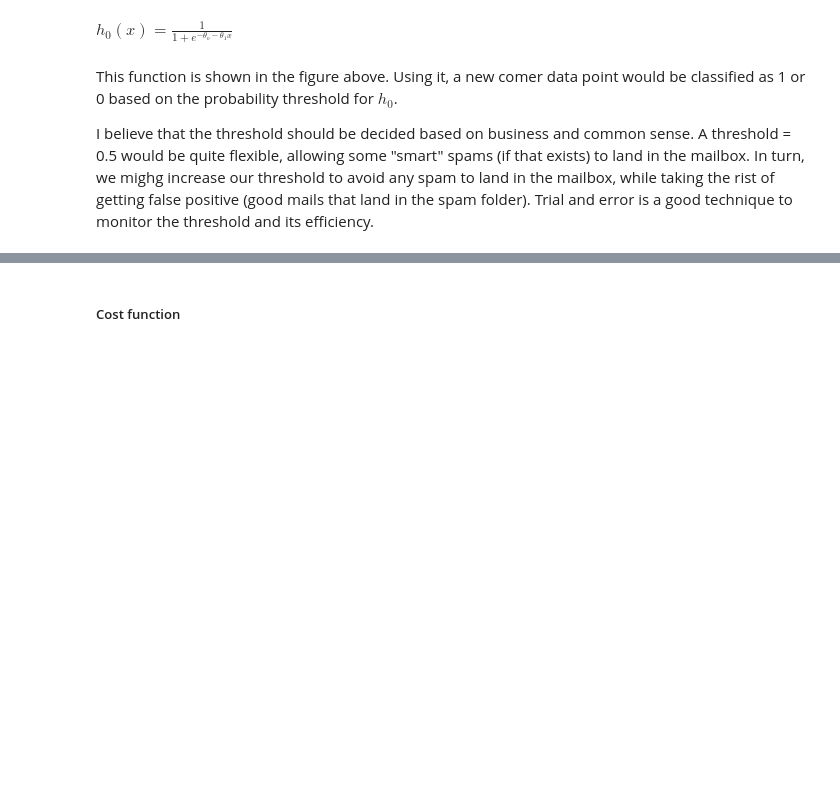
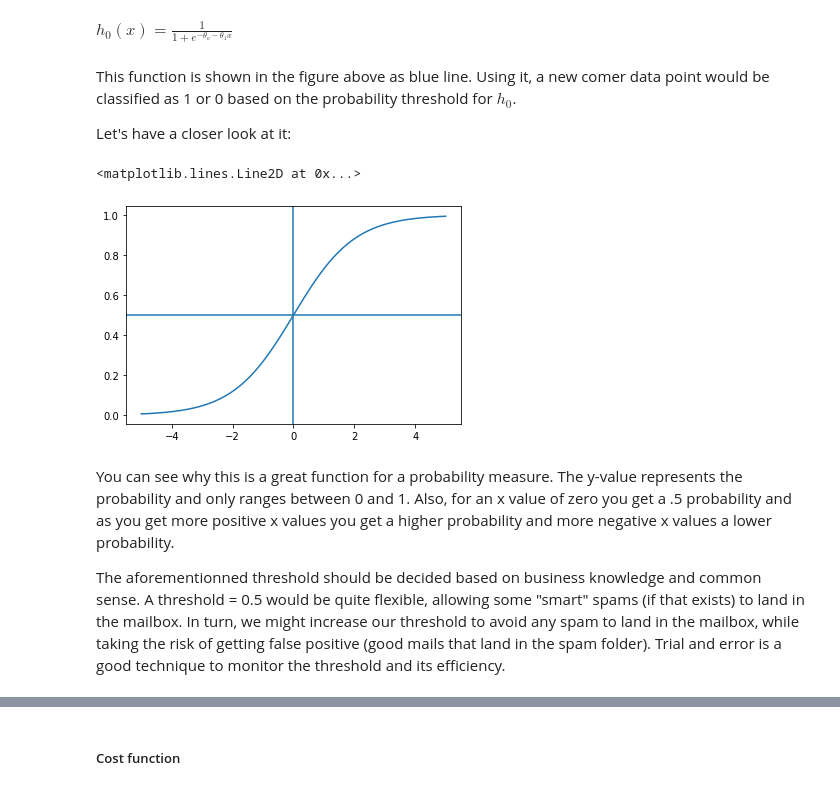
Before and after one commit to juls-dotcom/juls-dotcom.github.io, a Jupyter notebook: content/2020_10_logistic_regression.ipynb, the cells around one changed output, grey strips where cells are left out. Saved outputs shown, nothing was run; the diff lists cells and outputs as text; code cells hidden in the pictures; blank space fills up the shorter version.

```diff
--- a/content/2020_10_logistic_regression.ipynb
+++ b/content/2020_10_logistic_regression.ipynb
@@ -41,7 +52,21 @@ One way to circumvent this problem is to use a `sigmoidal function`, such as the
 $
 h_0(x) = \frac{1}{1 + e^{-\theta_o - \theta_1x}}
 $
+# %% [markdown]
+This function is shown in the figure above as blue line. Using it, a new comer data point would be classified as 1 or 0 based on the probability threshold for $h_0$.
+
+Let's have a closer look at it:
+# %%
+import math
+x_values = np.linspace(-5, 5, 100)
+y_values = [1 / (1 + math.e**(-x)) for x in x_values]
+plt.plot(x_values, y_values)
+plt.axhline(.5)
+plt.axvline(0)
+# %% [output]
+<matplotlib.lines.Line2D at 0x...>
+[figure, added]
 # %% [markdown]
-This function is shown in the figure above. Using it, a new comer data point would be classified as 1 or 0 based on the probability threshold for $h_0$.
+You can see why this is a great function for a probability measure. The y-value represents the probability and only ranges between 0 and 1. Also, for an x value of zero you get a .5 probability and as you get more positive x values you get a higher probability and more negative x values a lower probability.
 
-I believe that the threshold should be decided based on business and common sense. A threshold = 0.5 would be quite flexible, allowing some "smart" spams (if that exists) to land in the mailbox. In turn, we mighg increase our threshold to avoid any spam to land in the mailbox, while taking the rist of getting false positive (good mails that land in the spam folder). Trial and error is a good technique to monitor the threshold and its efficiency.
+The aforementionned threshold should be decided based on business knowledge and common sense. A threshold = 0.5 would be quite flexible, allowing some "smart" spams (if that exists) to land in the mailbox. In turn, we might increase our threshold to avoid any spam to land in the mailbox, while taking the risk of getting false positive (good mails that land in the spam folder). Trial and error is a good technique to monitor the threshold and its efficiency.
```
Also changed, not shown: parts of 6 cells of this notebook, 54 other files.
